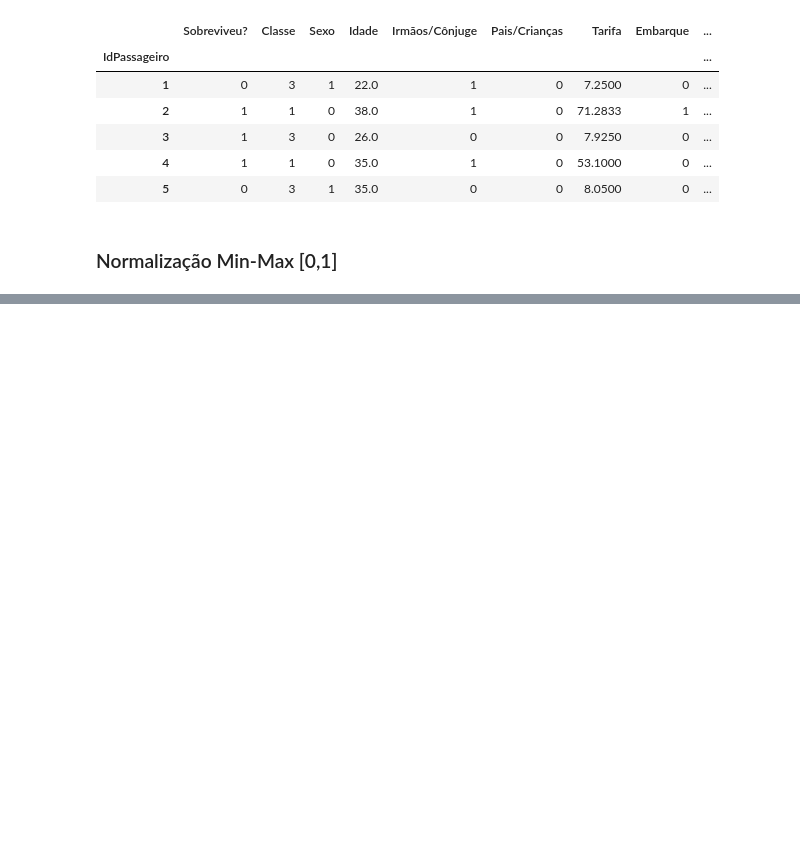
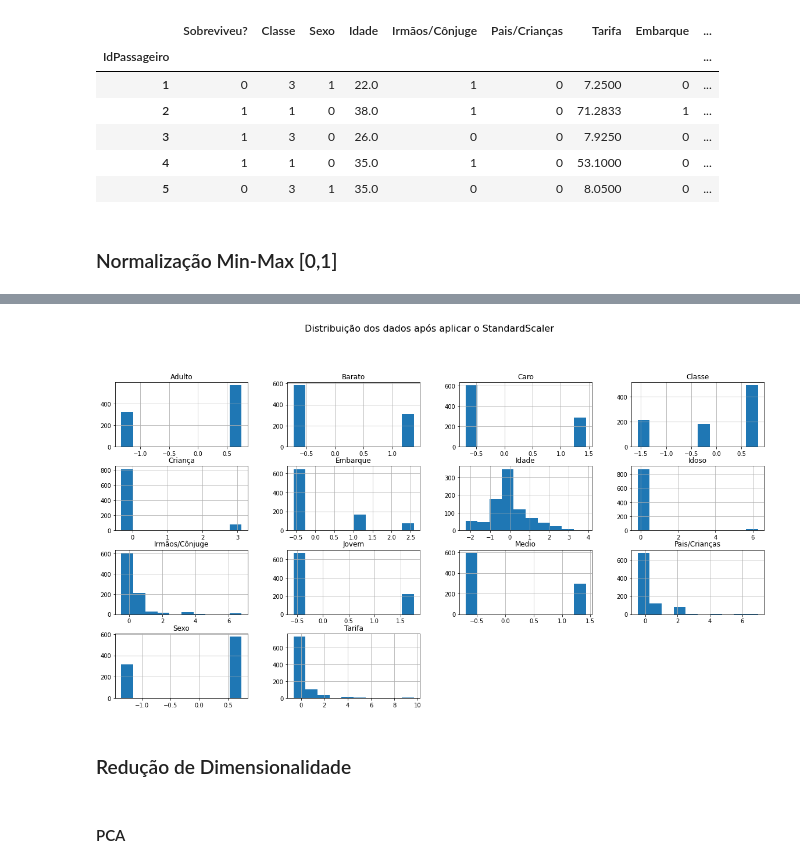
Before and after one commit to LilianeAquino/aula_pos_data_preparation, a Jupyter notebook: aula_31/Aula 31 - Data Preparation.ipynb, the cells around one changed output, grey strips where cells are left out. Saved outputs shown, nothing was run; the diff lists cells and outputs as text; code cells hidden in the pictures; blank space fills up the shorter version.

```diff
--- a/aula_31/Aula 31 - Data Preparation.ipynb
+++ b/aula_31/Aula 31 - Data Preparation.ipynb
@@ -210,0 +257,7 @@ titanic.head()
+# %%
+X = titanic.values
+standard_scaler = preprocessing.StandardScaler()
+
+df_standard = standard_scaler.fit_transform(X)
+df_standard = pd.DataFrame(df_standard, columns=titanic.columns)
+df_standard.head(2)
@@ -210,0 +280,10 @@ titanic.head()
+# %%
+df_standard.hist(figsize=(20,10))
+plt.suptitle('Distribuição dos dados após aplicar o StandardScaler', y=1.02, size=16)
+plt.show()
+# %% [output]
+[figure, added]
+# %% [markdown]
+### Redução de Dimensionalidade
+# %% [markdown]
+#### PCA
```
Also changed, not shown: parts of 51 cells of this notebook.
